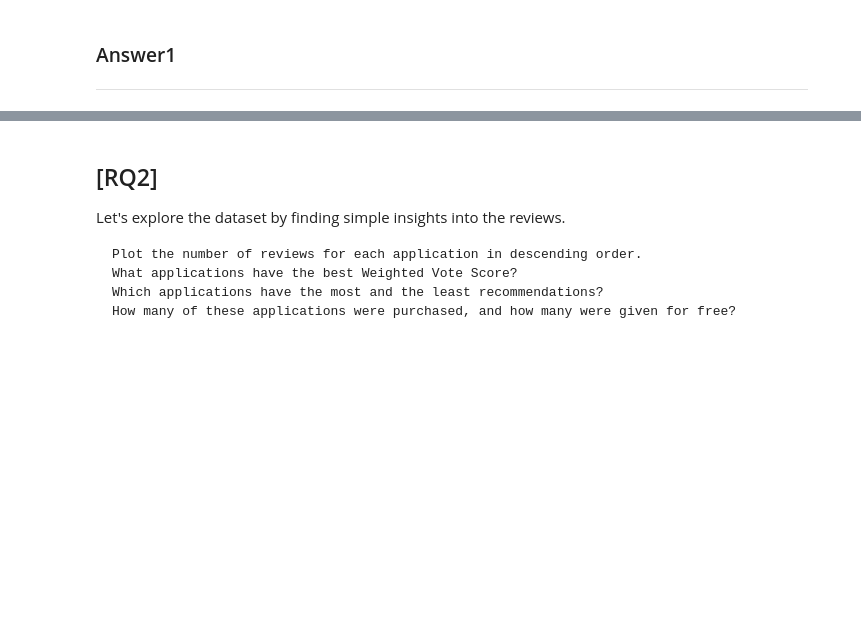
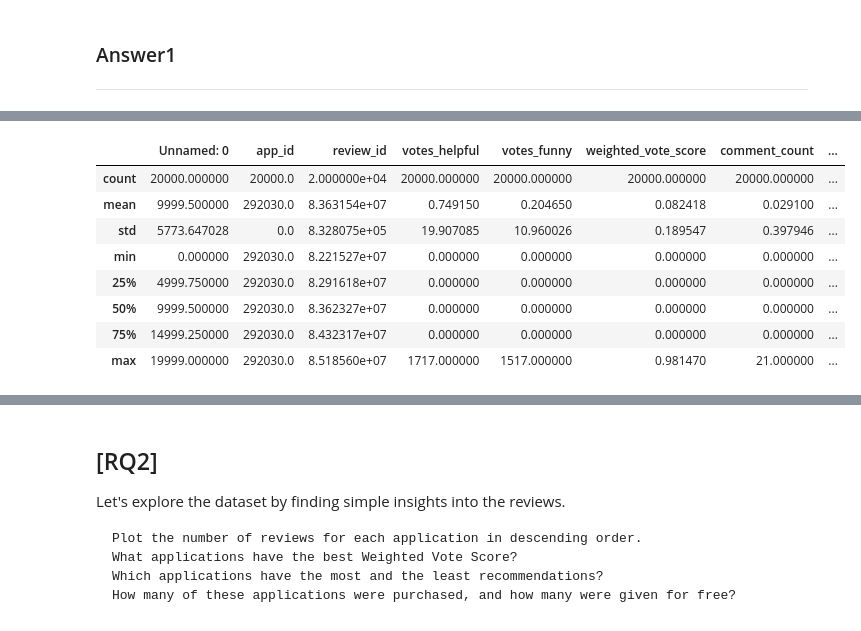
Before and after one commit to Parsa33033/ADM-HM2, a Jupyter notebook: homework2.ipynb, the cells around one changed output, grey strips where cells are left out. Saved outputs shown, nothing was run; the diff lists cells and outputs as text; code cells hidden in the pictures; blank space fills up the shorter version.

```diff
--- a/homework2.ipynb
+++ b/homework2.ipynb
@@ -18,0 +64,12 @@ After collecting information, the Data Scientists have to know what dataset they
+# %%
+dataset.describe()
+# %% [output]
+|  | Unnamed: 0 | app_id | review_id | votes_helpful | votes_funny | weighted_vote_score | comment_count | ... |
+| count | 20000.000000 | 20000.0 | 2.000000e+04 | 20000.000000 | 20000.000000 | 20000.000000 | 20000.000000 | ... |
+| mean | 9999.500000 | 292030.0 | 8.363154e+07 | 0.749150 | 0.204650 | 0.082418 | 0.029100 | ... |
+| std | 5773.647028 | 0.0 | 8.328075e+05 | 19.907085 | 10.960026 | 0.189547 | 0.397946 | ... |
+| min | 0.000000 | 292030.0 | 8.221527e+07 | 0.000000 | 0.000000 | 0.000000 | 0.000000 | ... |
+| 25% | 4999.750000 | 292030.0 | 8.291618e+07 | 0.000000 | 0.000000 | 0.000000 | 0.000000 | ... |
+| 50% | 9999.500000 | 292030.0 | 8.362327e+07 | 0.000000 | 0.000000 | 0.000000 | 0.000000 | ... |
+| 75% | 14999.250000 | 292030.0 | 8.432317e+07 | 0.000000 | 0.000000 | 0.000000 | 0.000000 | ... |
+| max | 19999.000000 | 292030.0 | 8.518560e+07 | 1717.000000 | 1517.000000 | 0.981470 | 21.000000 | ... |
```
Also changed, not shown: parts of 22 cells of this notebook.
